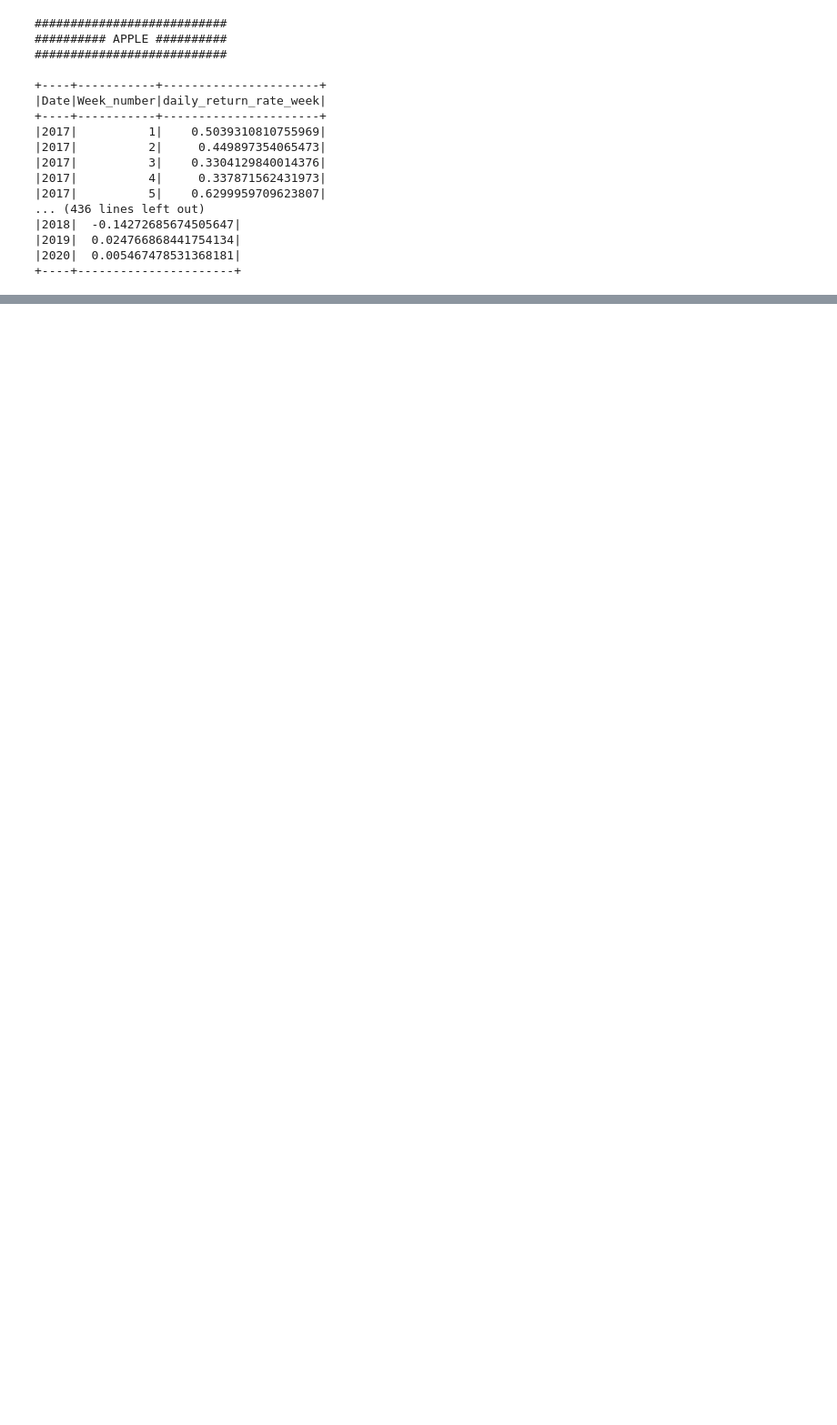
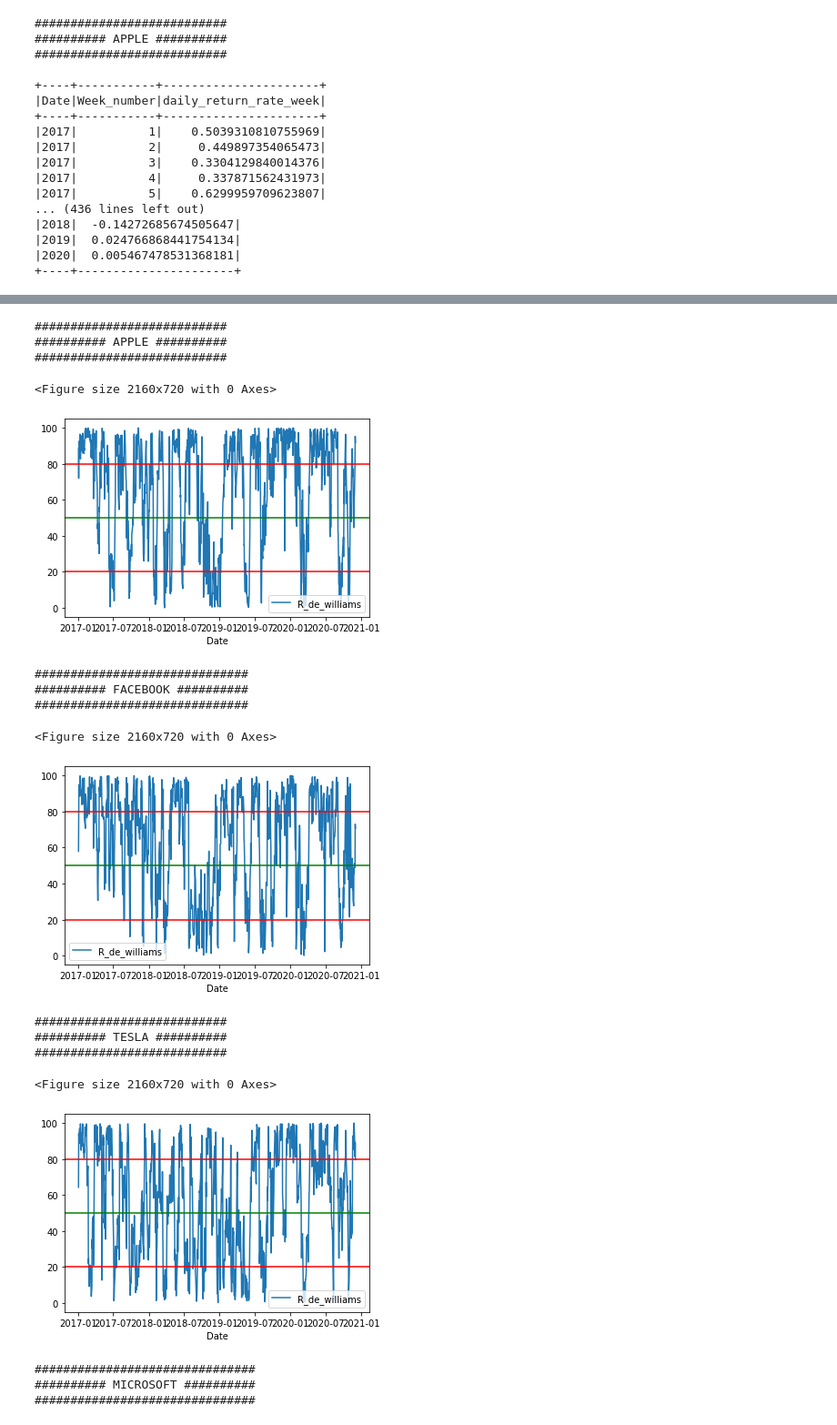
Before and after one commit to yxyfer/BigData-Projet, a Jupyter notebook: project.ipynb, the cells around one changed output, grey strips where cells are left out. Shown at 91% size. Cells and saved outputs as stored; diff of their text form; code cells hidden in the pictures; blank space fills up the shorter version.

Commit message:
add insights

```diff
--- a/project.ipynb
+++ b/project.ipynb
@@ -399,0 +447,21 @@ We show the stock with the best return rate during a period (nonth and year).
+# %%
+stocks.call_insight_function("plot_r_de_williams")
+# %% [output]
+###########################
+########## APPLE ##########
+###########################
+<Figure size 2160x720 with 0 Axes>
+[figure, added]
+##############################
+########## FACEBOOK ##########
+##############################
+<Figure size 2160x720 with 0 Axes>
+[figure, added]
+###########################
+########## TESLA ##########
+###########################
+<Figure size 2160x720 with 0 Axes>
+[figure, added]
+###############################
+########## MICROSOFT ##########
+###############################
```
Also changed, not shown: parts of 46 cells of this notebook, 2 other files.
